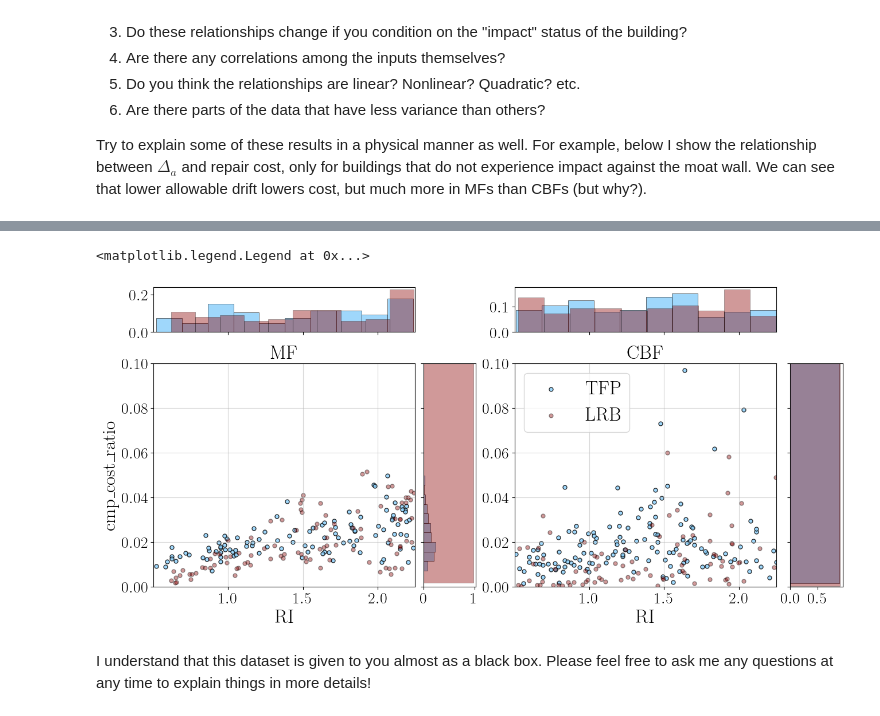
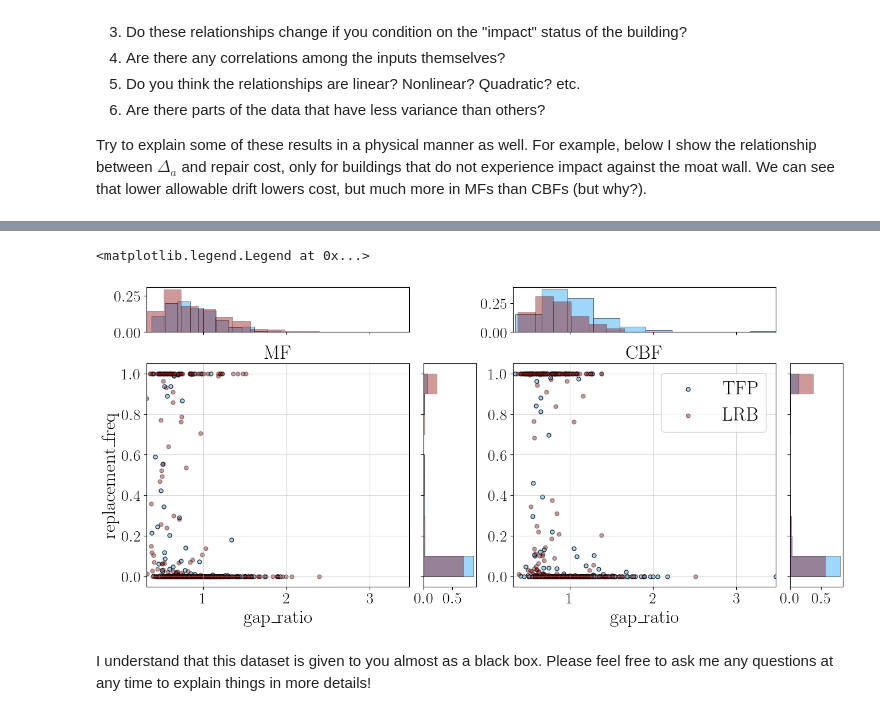
Before and after one commit to hgp297/isol-sys-database, a Jupyter notebook: src/analyses/allowable_drift.ipynb, the cells around one changed output, grey strips where cells are left out. Saved outputs shown, nothing was run; the diff lists cells and outputs as text; code cells hidden in the pictures.

```diff
--- a/src/analyses/allowable_drift.ipynb
+++ b/src/analyses/allowable_drift.ipynb
@@ -165,14 +318,14 @@ Try to explain some of these results in a physical manner as well. For example,
 
 ###################### YOUR CODE HERE #############################################
 # choose your x and y variables. These are column names of df
-xvar = 'RI'
-yvar = 'cmp_cost_ratio'
+xvar = 'gap_ratio'
+yvar = 'replacement_freq'
 
 # dataset used for each plot. you can change these to change the content of the scatter.
-left_points_blue = df_mf_tfp_o.copy()
-left_points_red = df_mf_lrb_o.copy()
-right_points_blue = df_cbf_tfp_o.copy()
-right_points_red = df_cbf_lrb_o.copy()
+left_points_blue = df_mf_tfp.copy()
+left_points_red = df_mf_lrb.copy()
+right_points_blue = df_cbf_tfp.copy()
+right_points_red = df_cbf_lrb.copy()
 
 # you might have to change the y-limits of the plots to see meaningful trends
 # ax.set_ylim([0, 0.15])
@@ -233,36 +386,36 @@ scatter_hist(left_points_red[xvar], left_points_red[yvar], 'darkred', 0.4, ax, a
              label='LRB')
 # ax.legend(fontsize=axis_font)
 
 ax.set_title(r'MF', fontsize=title_font)
 
 ax.set_xlabel(xvar, fontsize=axis_font)
 ax.set_ylabel(yvar, fontsize=axis_font)
 ax.set_xlim([df[xvar].min(), df[xvar].max()])
 # ax.set_ylim([df[yvar].min(), df[yvar].max()])
-ax.set_ylim([0, 0.1])
+# ax.set_ylim([0, 0.1])
 
 ax = fig.add_subplot(gs[1, 2])
 ax_histx = fig.add_subplot(gs[0, 2], sharex=ax)
 ax_histy = fig.add_subplot(gs[1, 3], sharey=ax)
 
 # Draw the scatter plot and marginals.
 
 scatter_hist(right_points_blue[xvar], right_points_blue[yvar], 'lightskyblue', 0.8, ax, ax_histx, ax_histy,
               label='TFP')
 scatter_hist(right_points_red[xvar], right_points_red[yvar], 'darkred', 0.4, ax, ax_histx, ax_histy,
               label='LRB')
 
 ax.set_xlim([df[xvar].min(), df[xvar].max()])
 # ax.set_ylim([df[yvar].min(), df[yvar].max()])
-ax.set_ylim([0, 0.1])
+# ax.set_ylim([0, 0.1])
 
 ax.set_title(r'CBF', fontsize=title_font)
 ax.set_xlabel(xvar, fontsize=axis_font)
 
 ax.legend(fontsize=axis_font)
 # %% [output]
 <matplotlib.legend.Legend at 0x...>
-[figure, old version]
+[figure, new version]
 # %% [markdown]
 I understand that this dataset is given to you almost as a black box. Please feel free to ask me any questions at any time to explain things in more details!
 # %% [markdown]
```
Also changed, not shown: parts of 1 cell of this notebook.
